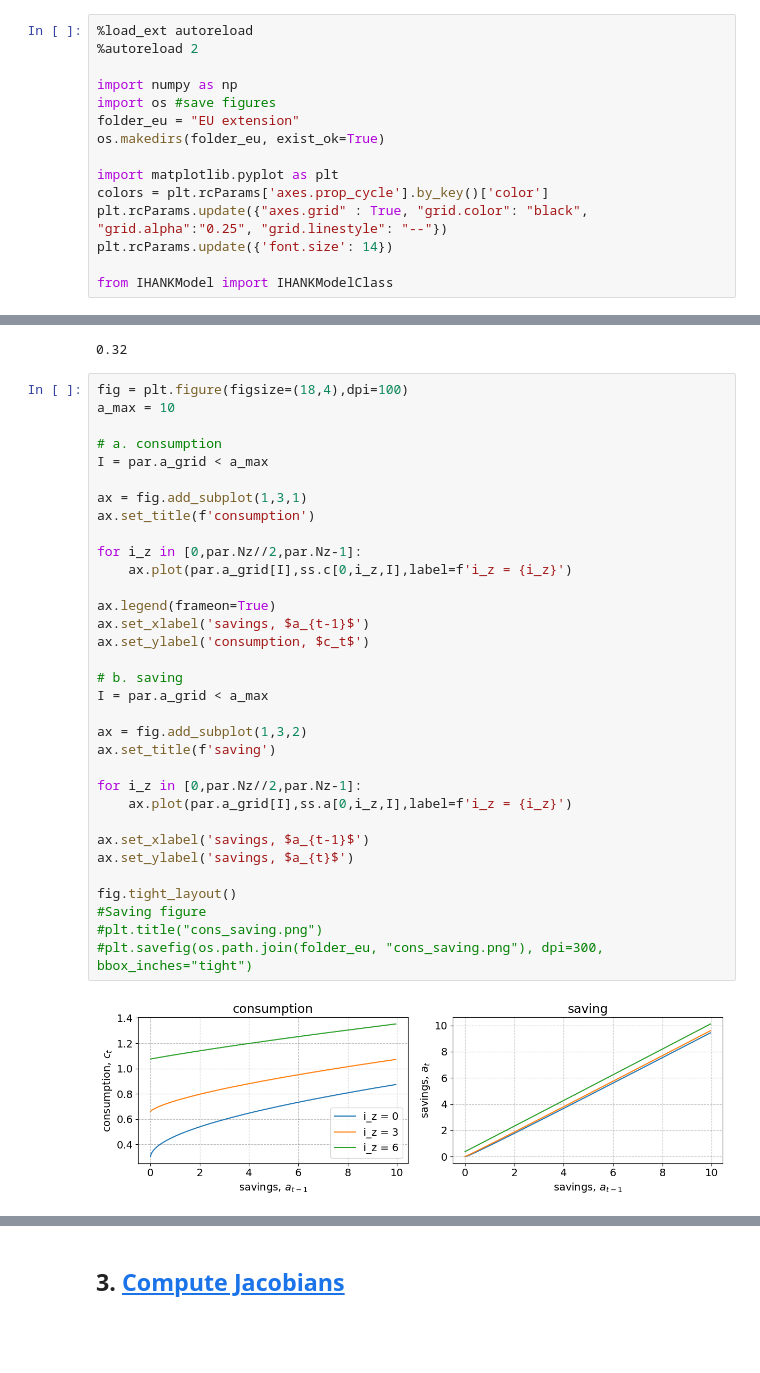
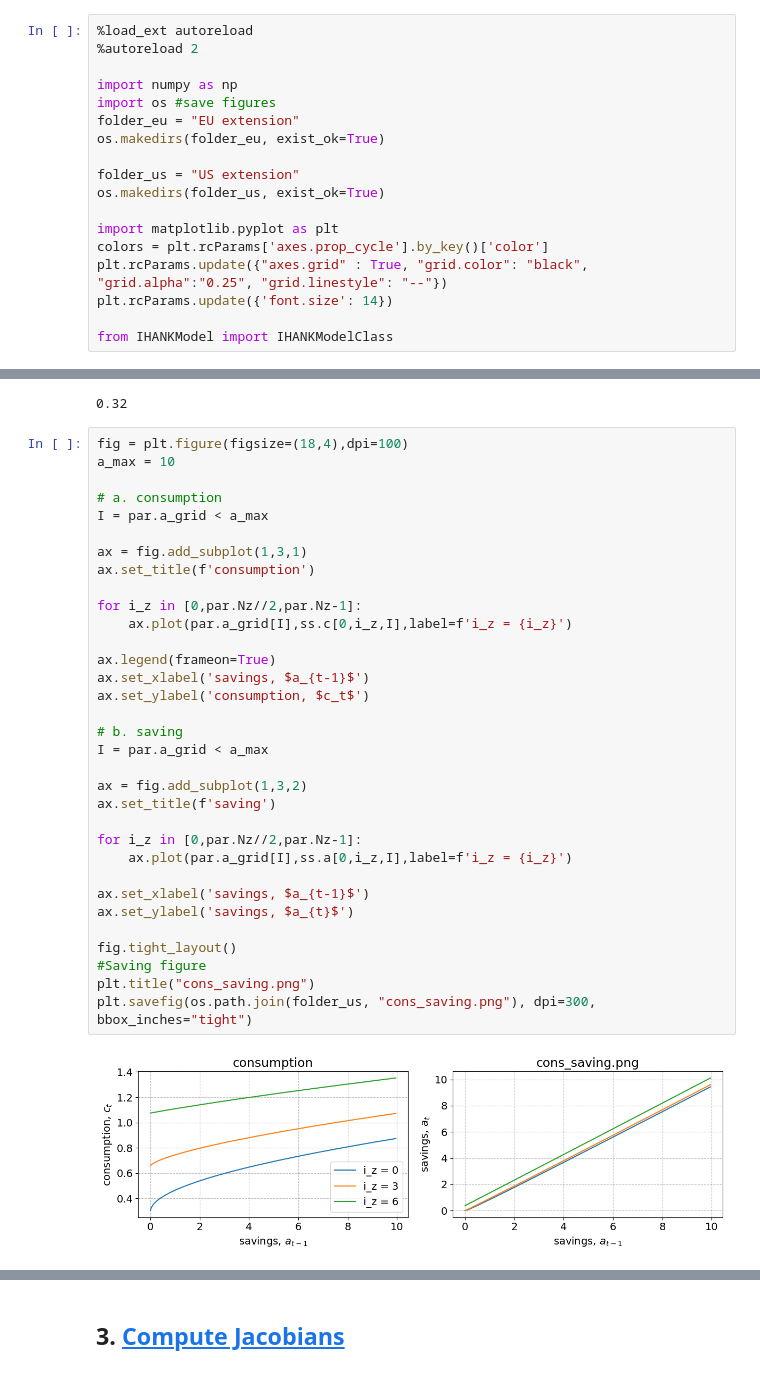
Before and after one commit to AndreaNoergaardAndersen/Master-Thesis, a Jupyter notebook: I-HANK - EU and US/IHANK.ipynb, the cells around one changed output, grey strips where cells are left out. Drawn from its saved outputs; the diff is of its cells as text; blank space fills up the shorter version.

```diff
--- a/I-HANK - EU and US/IHANK.ipynb
+++ b/I-HANK - EU and US/IHANK.ipynb
@@ -28,6 +28,9 @@ import os #save figures
 folder_eu = "EU extension"
 os.makedirs(folder_eu, exist_ok=True)
 
+folder_us = "US extension"
+os.makedirs(folder_us, exist_ok=True)
+
 import matplotlib.pyplot as plt
 colors = plt.rcParams['axes.prop_cycle'].by_key()['color']
 plt.rcParams.update({"axes.grid" : True, "grid.color": "black", "grid.alpha":"0.25", "grid.linestyle": "--"})
@@ -119,36 +122,36 @@ fig = plt.figure(figsize=(18,4),dpi=100)
 a_max = 10
 
 # a. consumption
 I = par.a_grid < a_max
 
 ax = fig.add_subplot(1,3,1)
 ax.set_title(f'consumption')
 
 for i_z in [0,par.Nz//2,par.Nz-1]:
     ax.plot(par.a_grid[I],ss.c[0,i_z,I],label=f'i_z = {i_z}')
 
 ax.legend(frameon=True)
 ax.set_xlabel('savings, $a_{t-1}$')
 ax.set_ylabel('consumption, $c_t$')
 
 # b. saving
 I = par.a_grid < a_max
 
 ax = fig.add_subplot(1,3,2)
 ax.set_title(f'saving')
 
 for i_z in [0,par.Nz//2,par.Nz-1]:
     ax.plot(par.a_grid[I],ss.a[0,i_z,I],label=f'i_z = {i_z}')
 
 ax.set_xlabel('savings, $a_{t-1}$')
 ax.set_ylabel('savings, $a_{t}$')
 
 fig.tight_layout()
 #Saving figure
-#plt.title("cons_saving.png")
-#plt.savefig(os.path.join(folder_eu, "cons_saving.png"), dpi=300, bbox_inches="tight")
+plt.title("cons_saving.png")
+plt.savefig(os.path.join(folder_us, "cons_saving.png"), dpi=300, bbox_inches="tight")
 # %% [output]
-[figure, old version]
+[figure, new version]
 # %%
 fig = plt.figure(figsize=(12,4),dpi=100)
 
```
Also changed, not shown: parts of 22 cells of this notebook, 11 other files.
